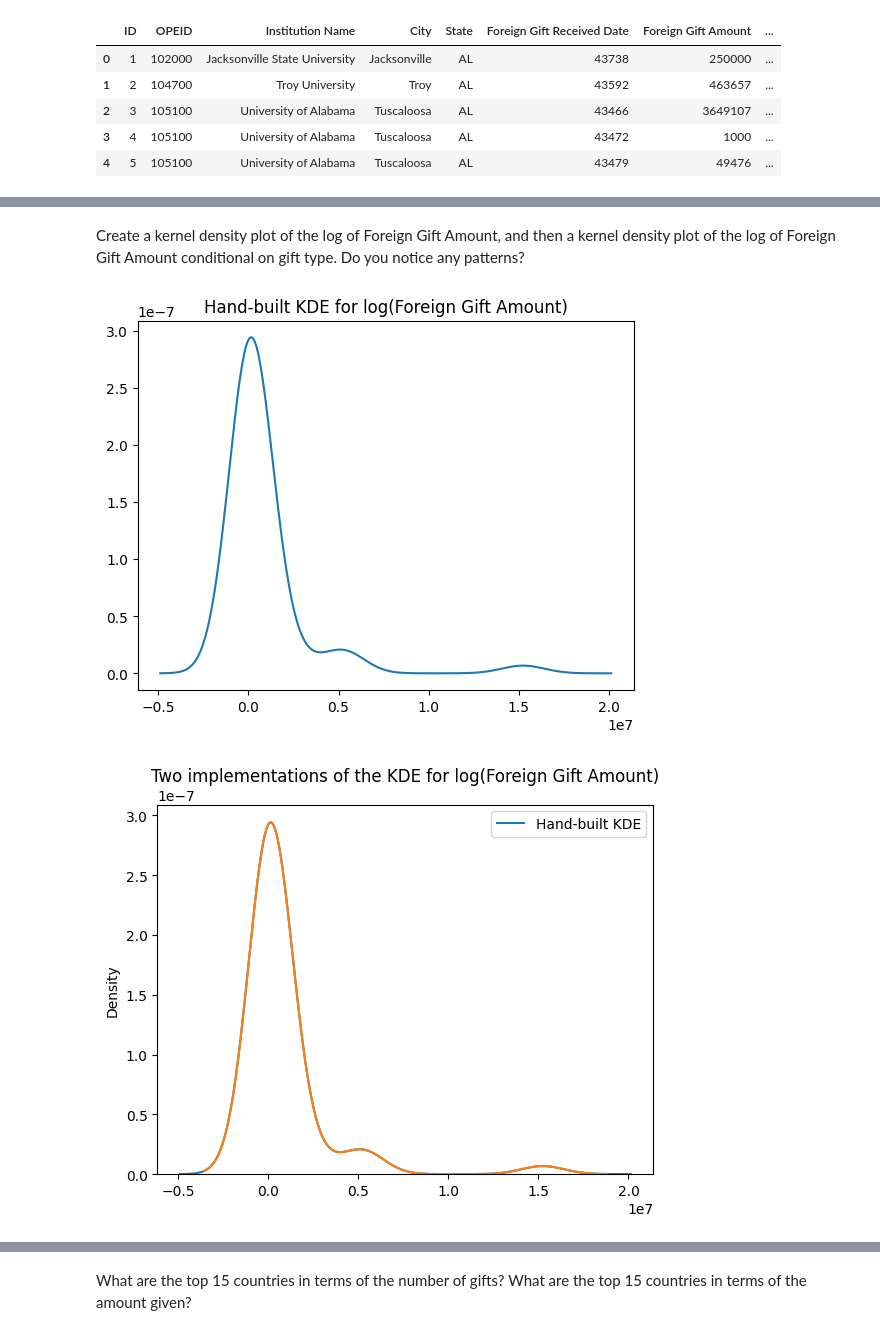
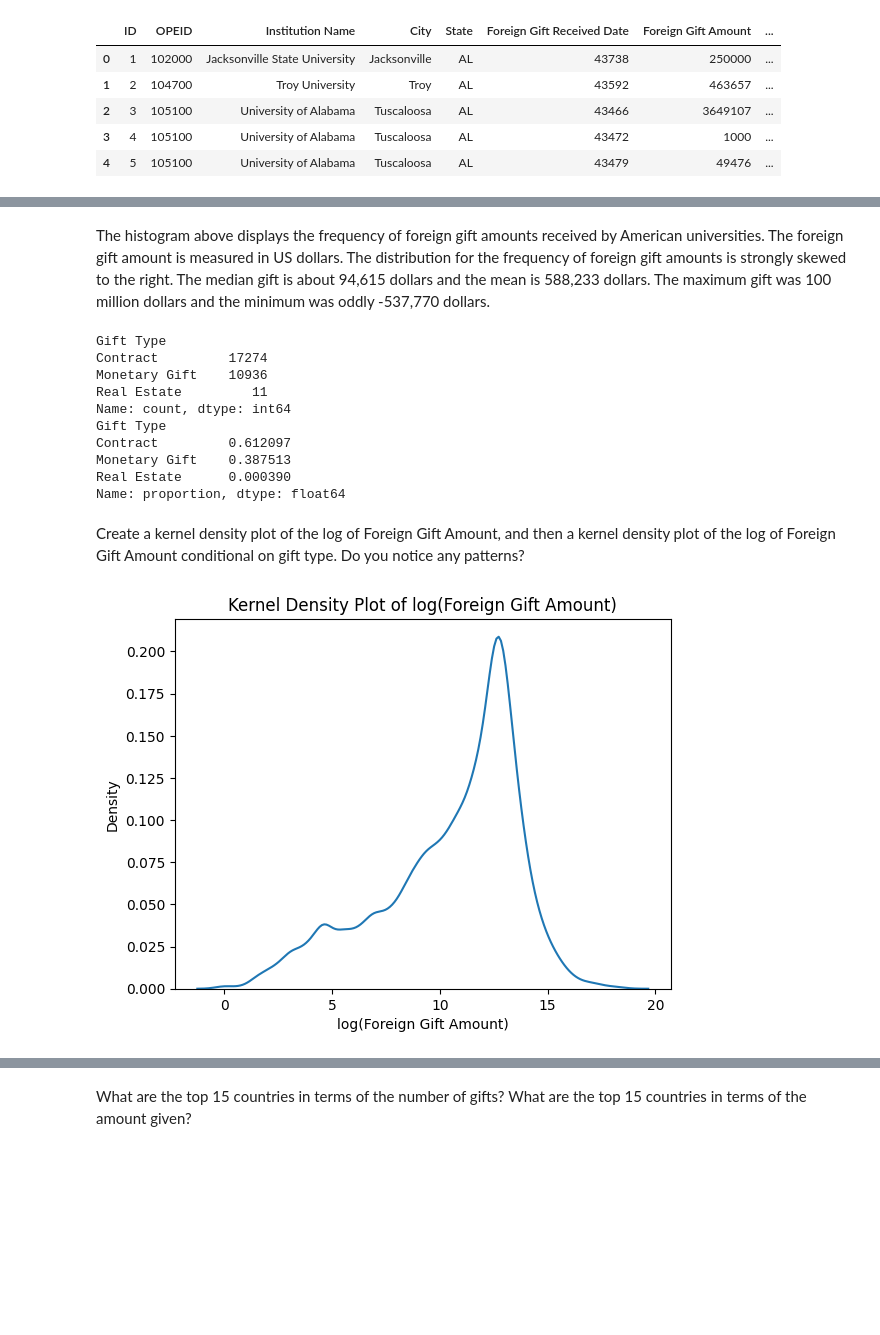
Before and after one commit to voleann/A02-eda-and-visualization, a Jupyter notebook: notebook.ipynb, the cells around one changed output, grey strips where cells are left out. Drawn from its saved outputs; the diff is of its cells as text; code cells hidden in the pictures; blank space fills up the shorter version.

```diff
--- a/notebook.ipynb
+++ b/notebook.ipynb
@@ -62,16 +71,9 @@ df.head()
 | 4 | 5 | 105100 | University of Alabama | Tuscaloosa | AL | 43479 | 49476 | ... |
 # %%
 # 2. Foreign Gift Amount Histogram
-df['Foreign Gift Amount'].hist(bins=20,grid=False) # **fix range to 0-40,000
-plt.xlabel('Foreign Gift Amount')
+df['Foreign Gift Amount'].hist(bins=20,grid=False, range=(0, 40000))
+plt.xlabel('Foreign Gift Amount (USD)')
 plt.ylabel('Frequency')
 plt.title('Frequency of Foreign Gift Amounts')
 plt.show()
-
-df['Gift_arcsinh'] = np.arcsinh(df['Foreign Gift Amount'])
-df['Gift_arcsinh'].hist(bins=20,grid=False)
-plt.xlabel('arcsinh(Foreign Gift Amount)')
-plt.ylabel('Frequency')
-plt.title('Foreign Gift Amounts after arcsinh transformation')
-plt.show()
 # %% [output]
@@ -112,31 +94,54 @@ Proportion of Gifts that are Monetary: 0.3875128450444704
+# %% [markdown]
+The histogram above displays the frequency of foreign gift amounts received by American universities. The foreign gift amount is measured in US dollars. The distribution for the frequency of foreign gift amounts is strongly skewed to the right. The median gift is about 94,615 dollars and the mean is 588,233 dollars. The maximum gift was 100 million dollars and the minimum was oddly -537,770 dollars.
+# %%
+# 3. Gift Type Frequency Table
+
+print(df['Gift Type'].value_counts())
+print(df['Gift Type'].value_counts(normalize=True)) # normalize=True changes counts into proportions
+# %% [output]
+Gift Type
+Contract         17274
+Monetary Gift    10936
+Real Estate         11
+Name: count, dtype: int64
+Gift Type
+Contract         0.612097
+Monetary Gift    0.387513
+Real Estate      0.000390
+Name: proportion, dtype: float64
 # %% [markdown]
 Create a kernel density plot of the log of Foreign Gift Amount, and then a kernel density plot of the log of Foreign Gift Amount conditional on gift type. Do you notice any patterns?
 # %%
 # 4. Kernel Density Plot for log(Foreign Gift Amount)
-x = df['Foreign Gift Amount'].dropna().sample(50, random_state=10).to_numpy()
+df['log_foreign_gift_amount'] = np.log(df['Foreign Gift Amount'])
+sns.kdeplot(df['log_foreign_gift_amount'])
 
-N = len(x)
-sample_sd = np.std(x, ddof=1)
-h_s = 1.06 * sample_sd * N**(-1/5)
-grid = np.linspace(x.min() - 2 * sample_sd, x.max() + 2 * sample_sd, 500)
+plt.xlabel('log(Foreign Gift Amount)')
+plt.ylabel('Density')
+plt.title('Kernel Density Plot of log(Foreign Gift Amount)')
+plt.show()
 
-def normal_kernal(center, bandwidth):
-  z = (grid - center) / bandwidth
-  return np.exp(-(z**2) / 2) / (bandwidth * np.sqrt(2 * np.pi))
+# x = df['Foreign Gift Amount'].dropna().sample(50, random_state=10).to_numpy()
 
-kde = sum(normal_kernal(value, h_s) for value in x) / N
-ax = sns.lineplot(x=grid, y=kde)
-ax.set(title='Hand-built KDE for log(Foreign Gift Amount)')
-plt.show()
-# **Add axis labels and fix title
+# N = len(x)
+# sample_sd = np.std(x, ddof=1)
+# h_s = 1.06 * sample_sd * N**(-1/5)
+# grid = np.linspace(x.min() - 2 * sample_sd, x.max() + 2 * sample_sd, 500)
 
-# Check the implementation
-ax = sns.lineplot(x=grid, y=kde, label='Hand-built KDE')
-sns.kdeplot(x=x, bw_method='silverman', label='Seaborn KDE', ax=ax)
-ax.set(title='Two implementations of the KDE for log(Foreign Gift Amount)')
-plt.show()
+# def normal_kernal(center, bandwidth):
+#   z = (grid - center) / bandwidth
+#   return np.exp(-(z**2) / 2) / (bandwidth * np.sqrt(2 * np.pi))
+
+# kde = sum(normal_kernal(value, h_s) for value in x) / N
+# ax = sns.lineplot(x=grid, y=kde)
+# ax.set(title='Hand-built KDE for log(Foreign Gift Amount)')
+# plt.show()
+# # Check the implementation
+# ax = sns.lineplot(x=grid, y=kde, label='Hand-built KDE')
+# sns.kdeplot(x=x, bw_method='silverman', label='Seaborn KDE', ax=ax)
+# ax.set(title='Two implementations of the KDE for log(Foreign Gift Amount)')
+# plt.show()
 # %% [output]
-[figure, old version]
+[figure, new version]
-[figure, removed]
 # %%
 # 4-cont. Kernel Density Plot for log(Foreign Gift Amount) conditional on Gift Type
```
Also changed, not shown: parts of 16 cells of this notebook.
